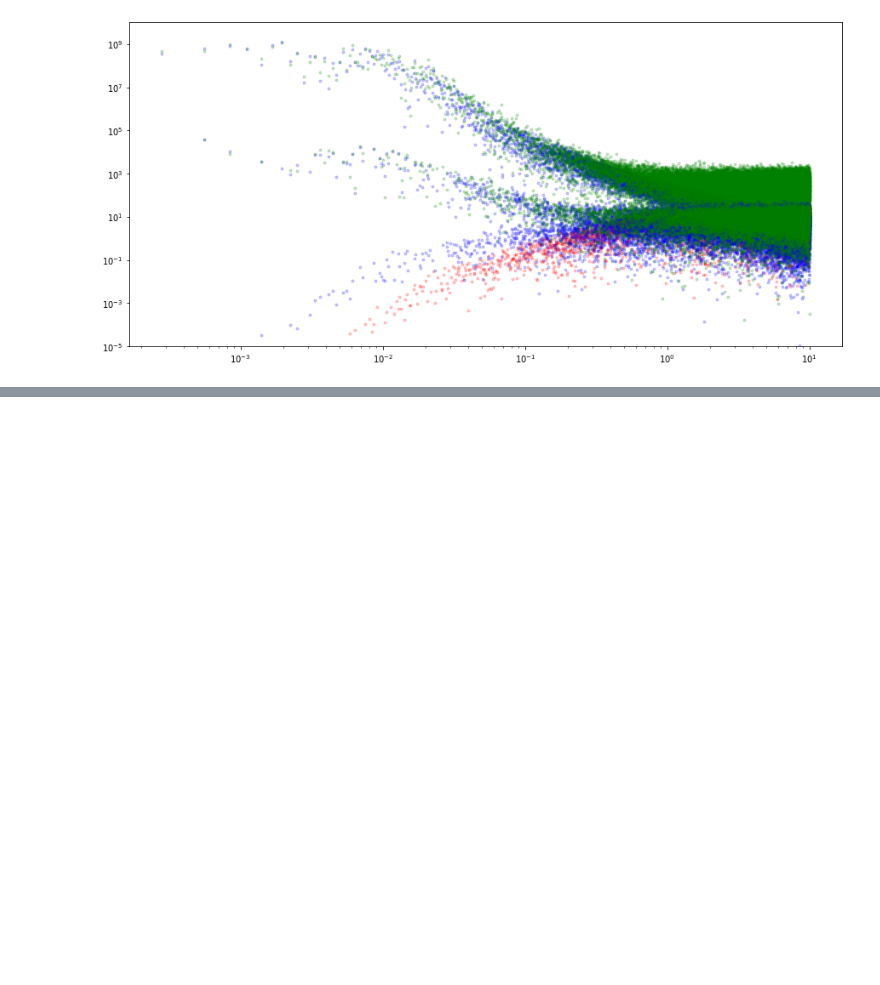
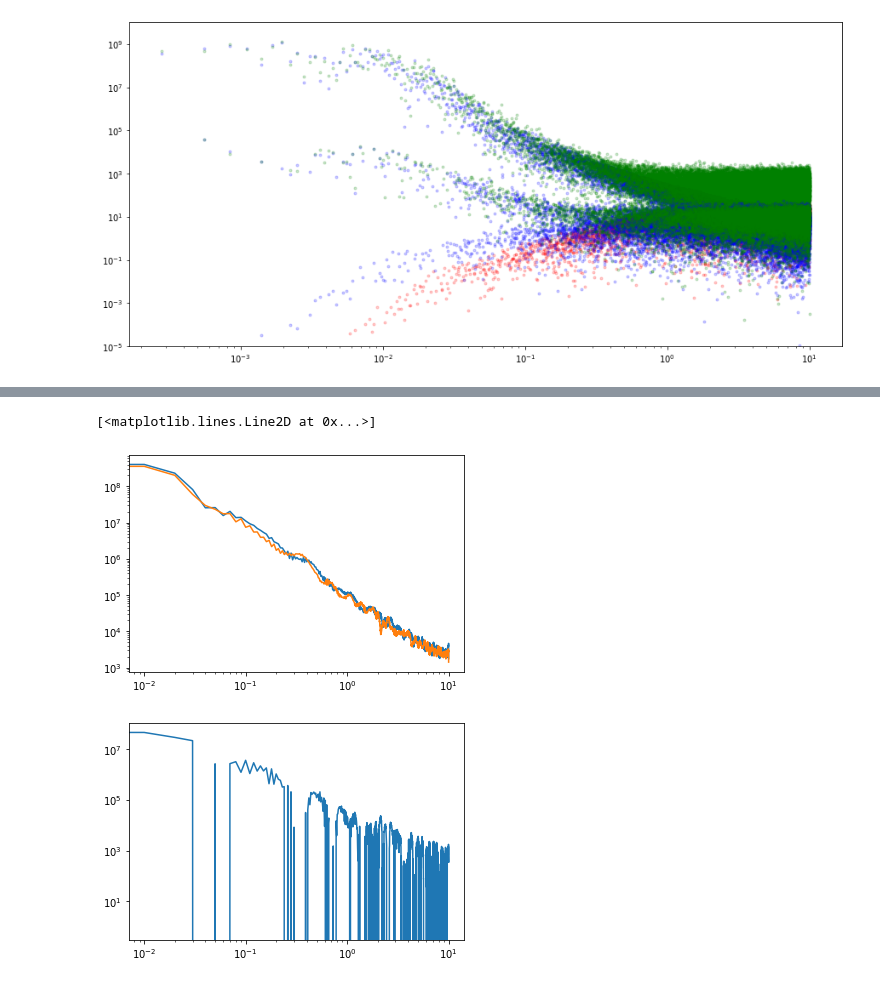
Before and after one commit to cmbgroundbased/mapmaking, a Jupyter notebook: common_modes.ipynb, the cells around one changed output, grey strips where cells are left out. Drawn from its saved outputs; the diff is of its cells as text; code cells hidden in the pictures; blank space fills up the shorter version.

```diff
--- a/common_modes.ipynb
+++ b/common_modes.ipynb
@@ -107,0 +181,12 @@ plt.ylim(-1, 1)
+# %%
+fv3, psv3=welch(tod_v3_full, fs=20.0, window='hamming', average='mean', nperseg=2000)
+fb3, psb3=welch(tod_b3_full, fs=20.0, window='hamming', average='mean', nperseg=2000)
+# %%
+plt.loglog(fv3, psv3)
+plt.loglog(fb3, psb3)
+plt.figure(2)
+plt.loglog(fv3, psv3-psb3)
+# %% [output]
+[<matplotlib.lines.Line2D at 0x...>]
+[figure, added]
+[figure, added]
```
Also changed, not shown: parts of 10 cells of this notebook, 5 other files.
